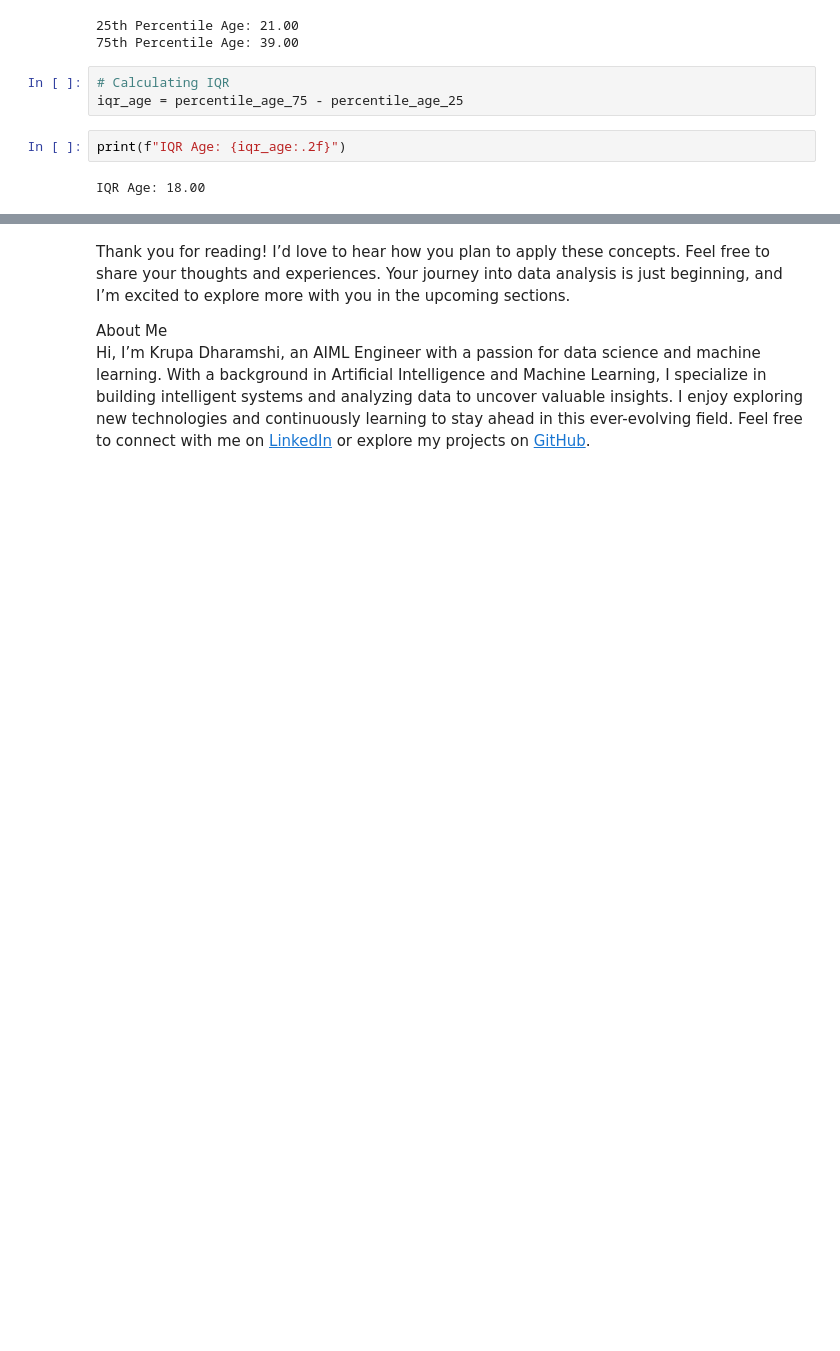
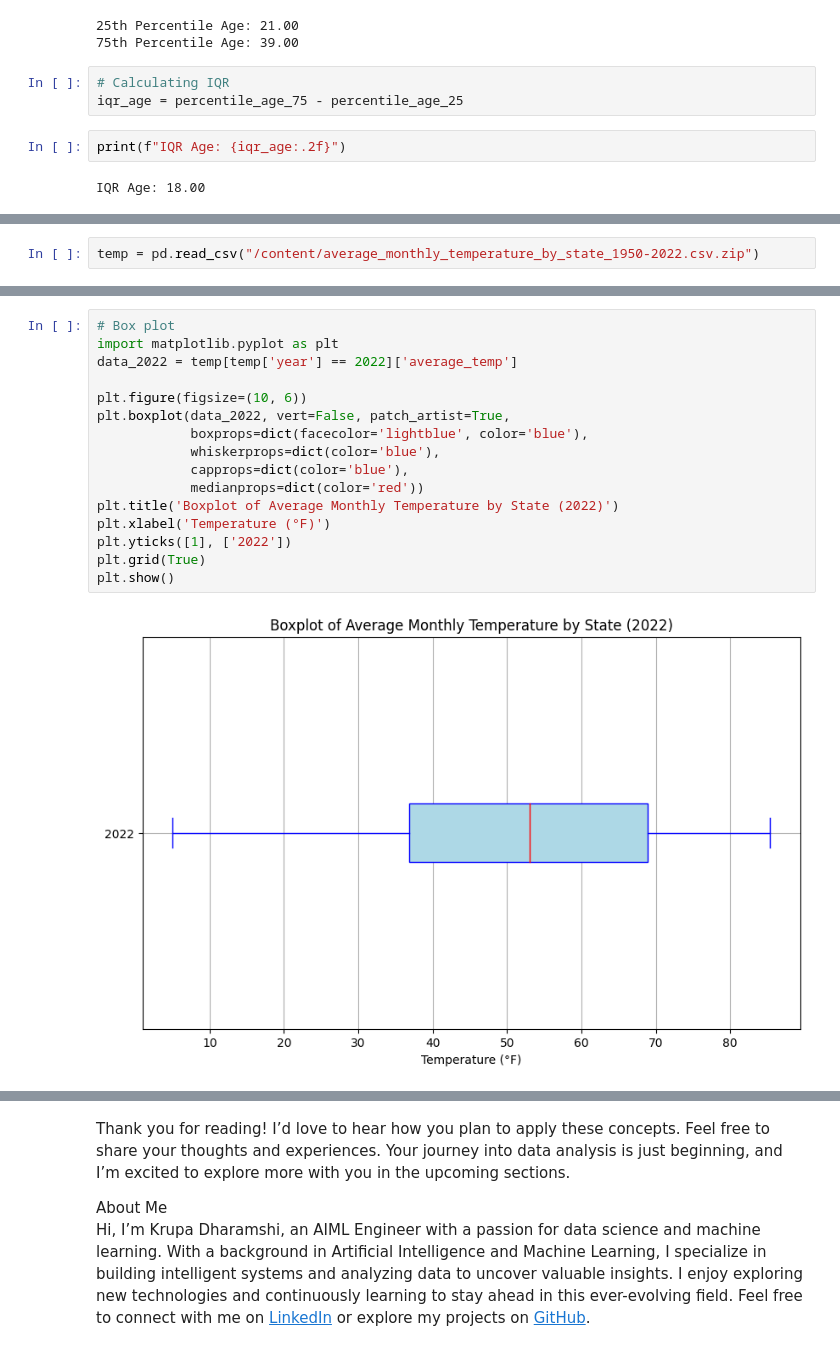
Before and after one commit to krupa2002/Data-Science-101-From-Fundamentals-to-Mastery, a Jupyter notebook: Data_Science_101_From_Fundamentals_to_Mastery.ipynb, the cells around one changed output, grey strips where cells are left out. Drawn from its saved outputs; the diff is of its cells as text; blank space fills up the shorter version.

```diff
--- a/Data_Science_101_From_Fundamentals_to_Mastery.ipynb
+++ b/Data_Science_101_From_Fundamentals_to_Mastery.ipynb
@@ -203,0 +199,2 @@ From the above data and insights, we can see that -
+# %%
+temp = pd.read_csv("/content/average_monthly_temperature_by_state_1950-2022.csv.zip")
@@ -203,0 +223,18 @@ From the above data and insights, we can see that -
+# %%
+# Box plot
+import matplotlib.pyplot as plt
+data_2022 = temp[temp['year'] == 2022]['average_temp']
+
+plt.figure(figsize=(10, 6))
+plt.boxplot(data_2022, vert=False, patch_artist=True,
+            boxprops=dict(facecolor='lightblue', color='blue'),
+            whiskerprops=dict(color='blue'),
+            capprops=dict(color='blue'),
+            medianprops=dict(color='red'))
+plt.title('Boxplot of Average Monthly Temperature by State (2022)')
+plt.xlabel('Temperature (°F)')
+plt.yticks([1], ['2022'])
+plt.grid(True)
+plt.show()
+# %% [output]
+[figure, added]
```
Also changed, not shown: parts of 20 cells of this notebook.
